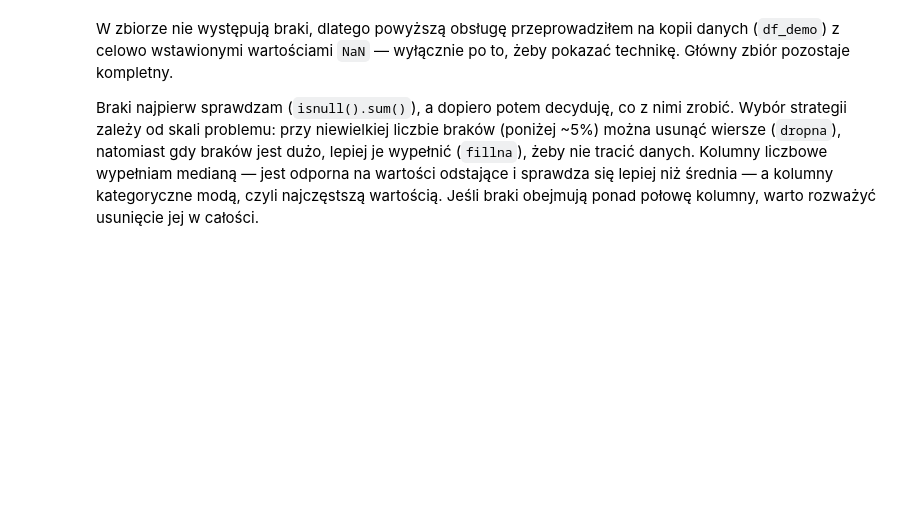
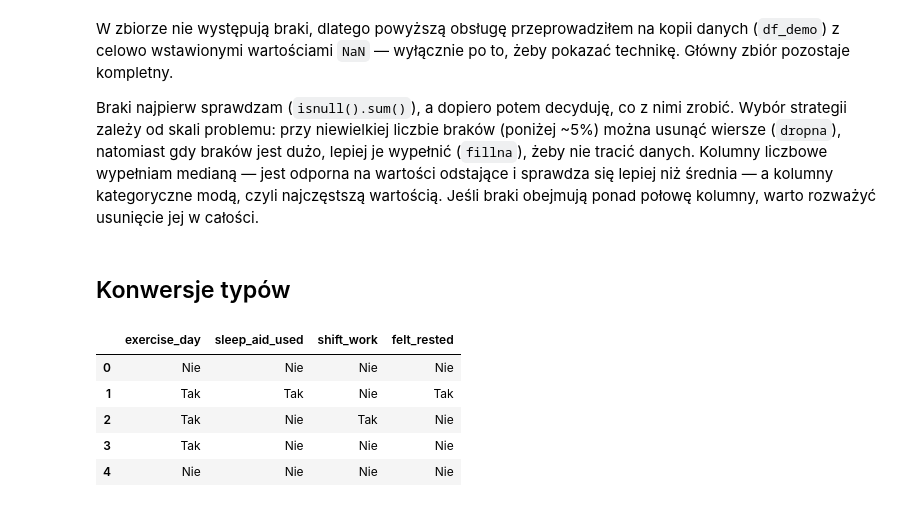
Before and after one commit to MichalPolak01/sleep-analysis, a Jupyter notebook: data_preparation.ipynb, the cells around one changed output. Saved outputs shown, nothing was run; the diff lists cells and outputs as text; code cells hidden in the pictures; blank space fills up the shorter version.

Commit message:
Add type conversion section

```diff
--- a/data_preparation.ipynb
+++ b/data_preparation.ipynb
@@ -155,3 +155,22 @@ W zbiorze nie występują braki, dlatego powyższą obsługę przeprowadziłem n
 
 Braki najpierw sprawdzam (`isnull().sum()`), a dopiero potem decyduję, co z nimi zrobić. Wybór strategii zależy od skali problemu: przy niewielkiej liczbie braków (poniżej ~5%) można usunąć wiersze (`dropna`), natomiast gdy braków jest dużo, lepiej je wypełnić (`fillna`), żeby nie tracić danych.
 Kolumny liczbowe wypełniam medianą — jest odporna na wartości odstające i sprawdza się lepiej niż średnia — a kolumny kategoryczne modą, czyli najczęstszą wartością. Jeśli braki obejmują ponad połowę kolumny, warto rozważyć usunięcie jej w całości.
+# %% [markdown]
+## Konwersje typów
+# %%
+# Konwersja kolumn logicznych z wartościami 0/1 na wartości Tak/Nie i zmiana na typ category.
+kolumny_binarne = ["exercise_day", "sleep_aid_used", "shift_work", "felt_rested"]
+
+for kol in kolumny_binarne:
+    if pd.api.types.is_numeric_dtype(df[kol]):
+        df[kol] = df[kol].map({0: "Nie", 1: "Tak"}).astype("category")
+
+# Sprawdzenie
+df[kolumny_binarne].head()
+# %% [output]
+|  | exercise_day | sleep_aid_used | shift_work | felt_rested |
+| 0 | Nie | Nie | Nie | Nie |
+| 1 | Tak | Tak | Nie | Tak |
+| 2 | Tak | Nie | Tak | Nie |
+| 3 | Tak | Nie | Nie | Nie |
+| 4 | Nie | Nie | Nie | Nie |
```
Also changed, not shown: parts of 2 cells of this notebook.
